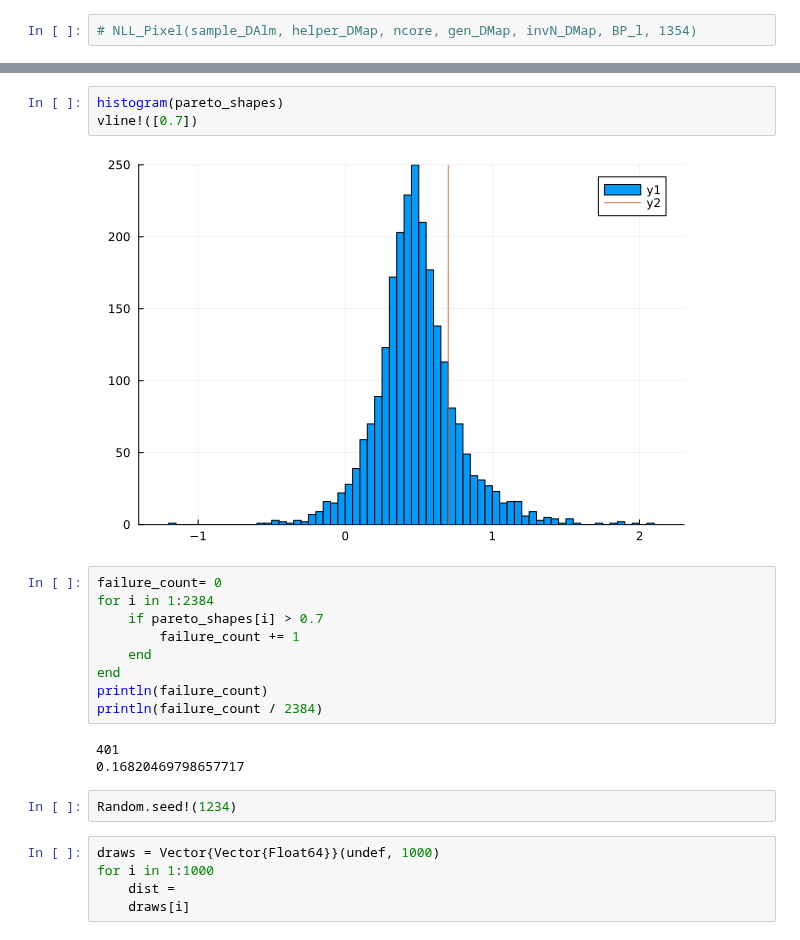
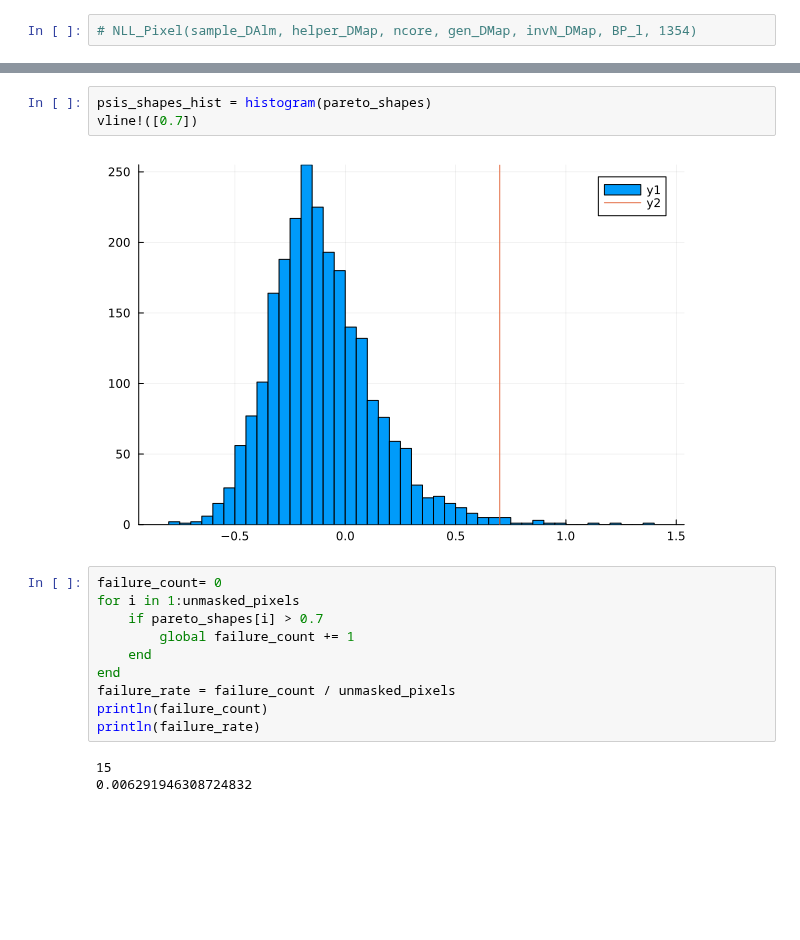
Before and after one commit to e34smith/LOO_PIT_Manual, a Jupyter notebook: Flinch/scripts/LOO-PIT.ipynb, the cells around one changed output, grey strips where cells are left out. Cells and saved outputs as stored; diff of their text form; blank space fills up the shorter version.

```diff
--- a/Flinch/scripts/LOO-PIT.ipynb
+++ b/Flinch/scripts/LOO-PIT.ipynb
@@ -354,24 +363,18 @@ hline!([1.0], linestyle=:solid, color=:black)
 # %%
-histogram(pareto_shapes)
+psis_shapes_hist = histogram(pareto_shapes)
 vline!([0.7])
 # %% [output]
-[figure, old version]
+[figure, new version]
 # %%
 failure_count= 0
-for i in 1:2384
+for i in 1:unmasked_pixels
     if pareto_shapes[i] > 0.7
-        failure_count += 1
+        global failure_count += 1
     end
 end
+failure_rate = failure_count / unmasked_pixels
 println(failure_count)
-println(failure_count / 2384)
+println(failure_rate)
 # %% [output]
-401
-0.16820469798657717
+15
+0.006291946308724832
-# %%
-Random.seed!(1234)
-# %%
-draws = Vector{Vector{Float64}}(undef, 1000)
-for i in 1:1000
-    dist =
-    draws[i]
```
Also changed, not shown: parts of 17 cells of this notebook, 54 other files.
